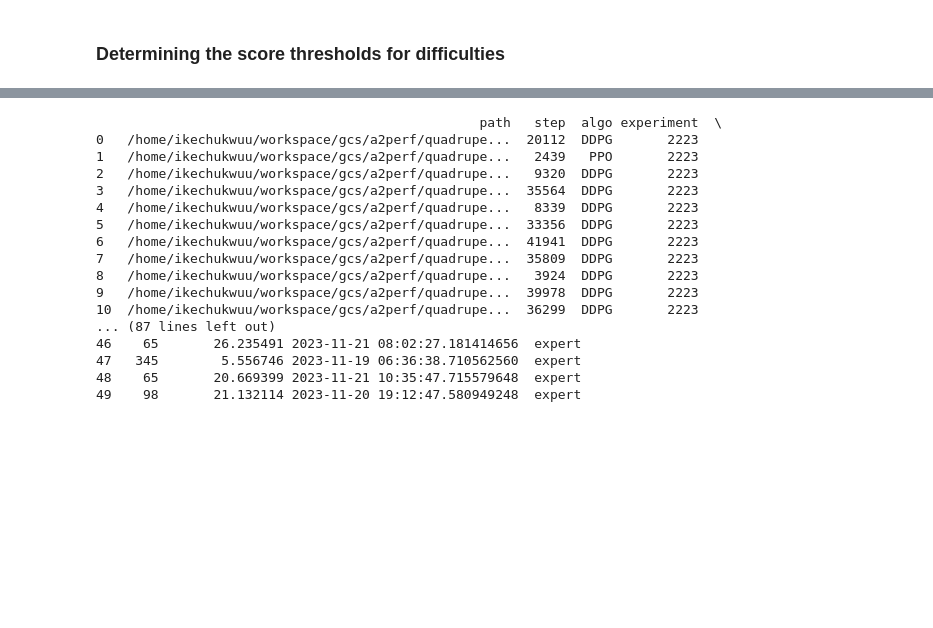
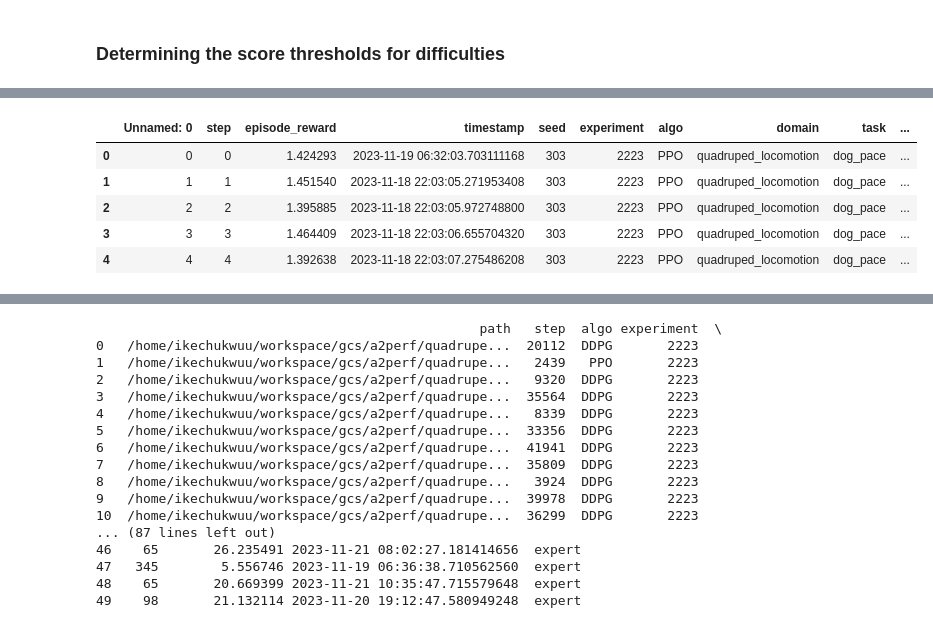
Before and after one commit to Farama-Foundation/A2Perf, a Jupyter notebook: viz/analysis/quadruped_locomotion/all_metrics.ipynb, the cells around one changed output, grey strips where cells are left out. Saved outputs shown, nothing was run; the diff lists cells and outputs as text; code cells hidden in the pictures; blank space fills up the shorter version.

```diff
--- a/viz/analysis/quadruped_locomotion/all_metrics.ipynb
+++ b/viz/analysis/quadruped_locomotion/all_metrics.ipynb
@@ -416,34 +416,0 @@ axes = sns.histplot(data=all_df, x='episode_reward', bins=50,
-# %%
-mean_reward = all_df['episode_reward'].mean()
-std_reward = all_df['episode_reward'].std()
-
-# We want the novice scores to be the bottom standard deviation
-# We want the expert scores to be the top standard deviation
-# We want the intermediate scores to be +/- 1 standard deviation
-
-# For novice, take the lowest score and add 1 standard deviation
-# novice_upper_bound = all_df['episode_reward'].min() + std_reward
-
-# For expert, take the highest score and subtract 1 standard deviation
-# expert_lower_bound = all_df['episode_reward'].max() - std_reward
-
-# For intermediate, take the mean score and add/subtract 1 standard deviation
-# intermediate_lower_bound = mean_reward - std_reward
-# intermediate_upper_bound = mean_reward + std_reward
-
-# Let's try something else. Let's take novice as 2 standard deviations below the mean, and expert as 2 standard deviations above the mean. So that means we should have approx. 95% of the data in the intermediate range, but we'll tighten that up later.
-# all assuming that the episode rewards are normally distributed
-novice_upper_bound = mean_reward - (2 * std_reward)
-expert_lower_bound = mean_reward + (2 * std_reward)
-
-# For intermediate, take the mean score and add/subtract 1 standard deviation
-intermediate_lower_bound = mean_reward - std_reward
-intermediate_upper_bound = mean_reward + std_reward
-
-novice_score_bounds = (-np.inf, novice_upper_bound)
-intermediate_score_bounds = (intermediate_lower_bound, intermediate_upper_bound)
-expert_score_bounds = (expert_lower_bound, np.inf)
-
-print(f'Novice Score Bounds: {novice_score_bounds}')
-print(f'Intermediate Score Bounds: {intermediate_score_bounds}')
-print(f'Expert Score Bounds: {expert_score_bounds}')
@@ -505,0 +505,11 @@ plt.show()
+# %%
+all_df = assign_expertise_levels(all_df, group_columns, 'episode_reward',
+                                 score_bounds)
+all_df.head()
+# %% [output]
+|  | Unnamed: 0 | step | episode_reward | timestamp | seed | experiment | algo | domain | task | ... |
+| 0 | 0 | 0 | 1.424293 | 2023-11-19 06:32:03.703111168 | 303 | 2223 | PPO | quadruped_locomotion | dog_pace | ... |
+| 1 | 1 | 1 | 1.451540 | 2023-11-18 22:03:05.271953408 | 303 | 2223 | PPO | quadruped_locomotion | dog_pace | ... |
+| 2 | 2 | 2 | 1.395885 | 2023-11-18 22:03:05.972748800 | 303 | 2223 | PPO | quadruped_locomotion | dog_pace | ... |
+| 3 | 3 | 3 | 1.464409 | 2023-11-18 22:03:06.655704320 | 303 | 2223 | PPO | quadruped_locomotion | dog_pace | ... |
+| 4 | 4 | 4 | 1.392638 | 2023-11-18 22:03:07.275486208 | 303 | 2223 | PPO | quadruped_locomotion | dog_pace | ... |
```
Also changed, not shown: parts of 22 cells of this notebook.
